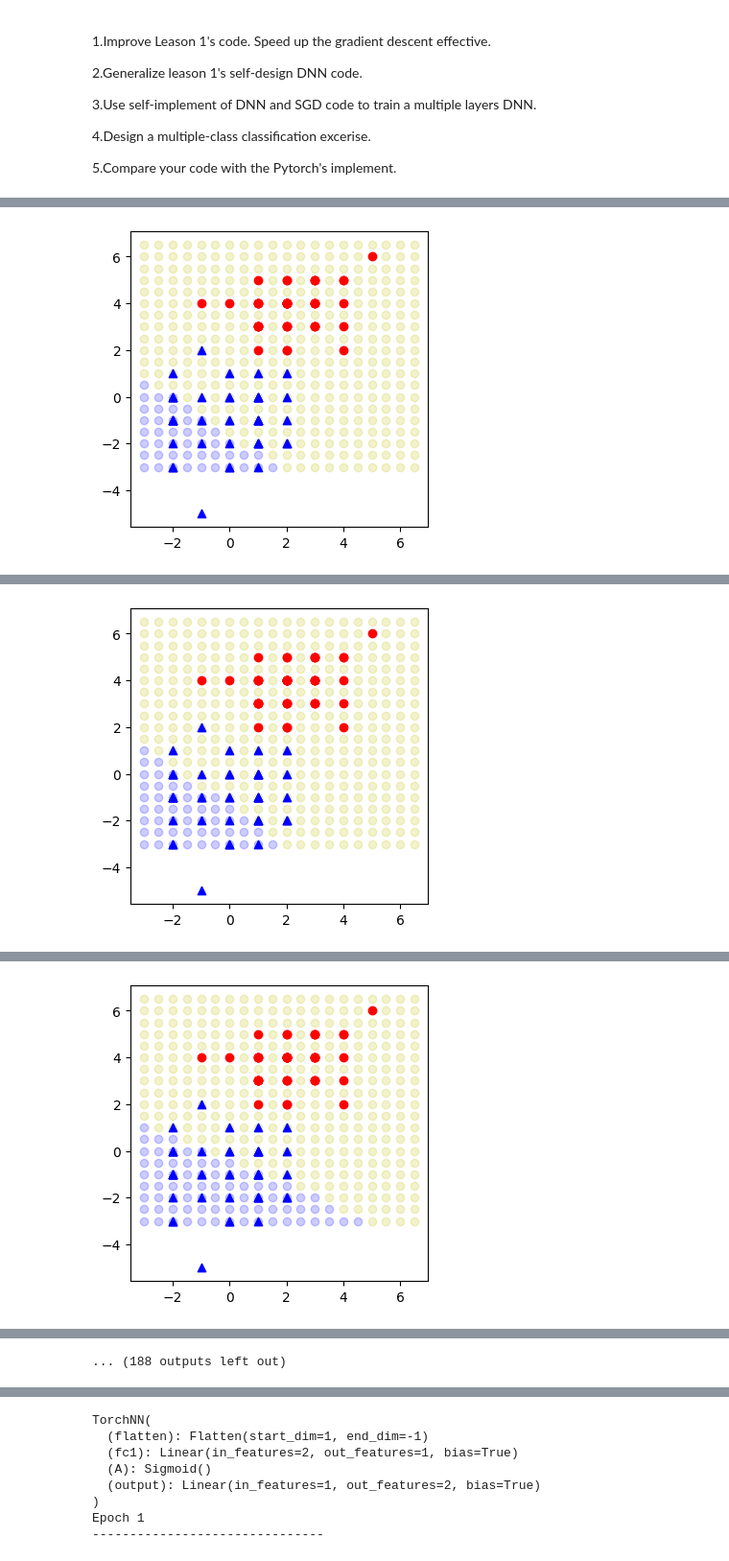
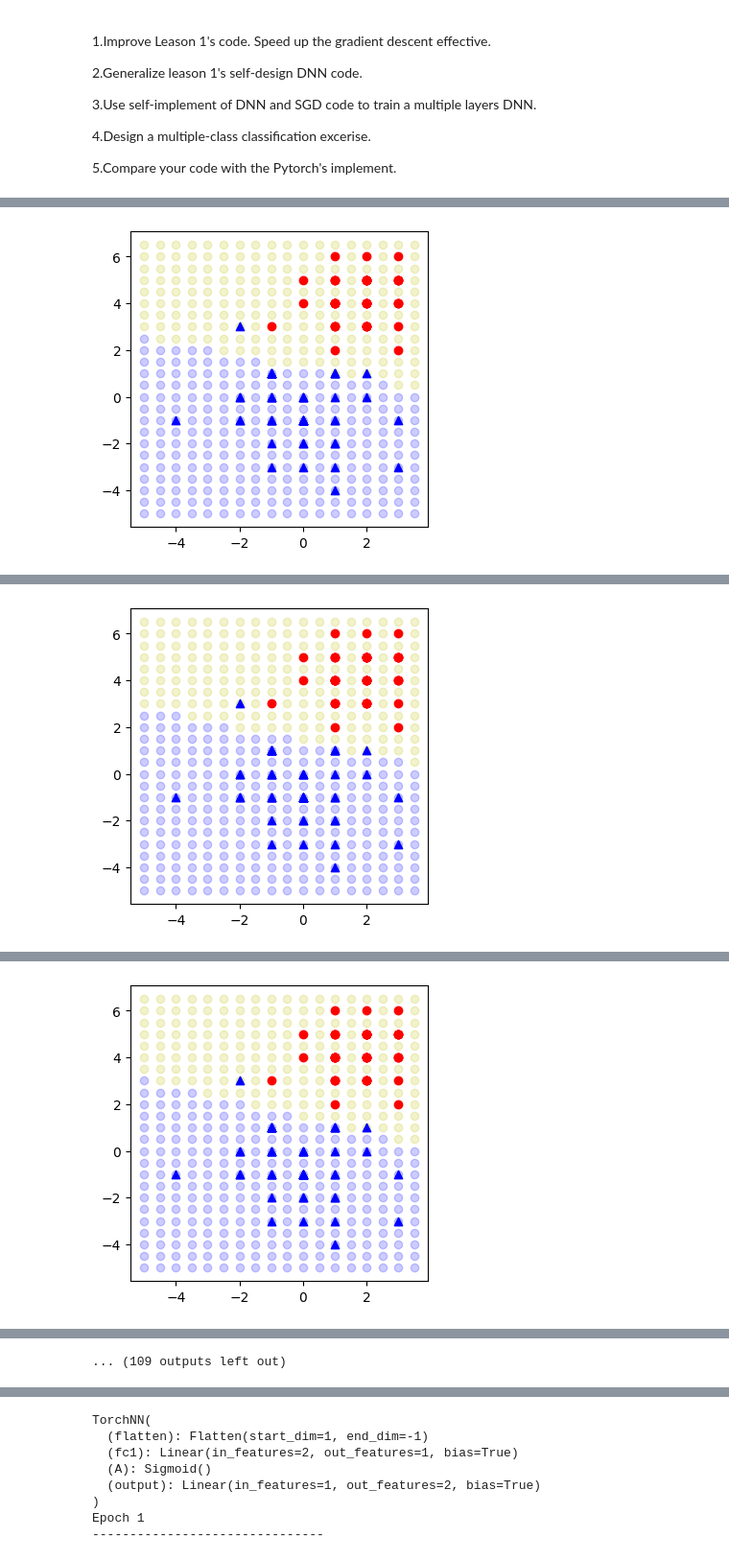
Before and after one commit to Lyshen/PiggyToy, a Jupyter notebook: Lesson02_SGD_practice.ipynb, the cells around one changed output, grey strips where cells are left out. Shown at 96% size. Saved outputs shown, nothing was run; the diff lists cells and outputs as text; code cells hidden in the pictures.

```diff
--- a/Lesson02_SGD_practice.ipynb
+++ b/Lesson02_SGD_practice.ipynb
@@ -86,8 +86,7 @@ class Linear:
         self.in_size = in_size + 1
         self.out_size = out_size
         self.X = None
-        #self.W = np.random.uniform(-1., 1., size=(self.in_size, self.out_size))
-        self.W = np.ones((self.in_size, self.out_size))
+        self.W = np.random.uniform(-1., 1., size=(self.in_size, self.out_size))
         self.dL_by_dW = None
 
     def forward(self, X):
@@ -106,7 +105,6 @@ class Linear:
         dZ_by_dX = self.W.T  #(out, n+1)
         dL_by_dX = dL_by_dZ.dot(dZ_by_dX) #(m, n+1)
         self.dL_by_dW = dZ_by_dW.dot(dL_by_dZ) #(n+1, out)
-
         return dL_by_dX[:, :-1]
 
     def predict(self, X):
@@ -162,14 +160,14 @@ class SimpleDNN:
         self.L2.update_weights(learning_rate)
         self.L1.update_weights(learning_rate)
 
+
 class Cross_Entropy_Loss:
     def __init__(self):
         self.process_function = softmax
 
     def forward(self, Z, Y):
         self.Y_hat = self.process_function(Z)
-        #KL divergence
-        self.loss = -1. * np.sum(Y * np.log(self.Y_hat, where= self.Y_hat != 0))
+        self.loss = -1. * np.sum(Y * np.log(self.Y_hat, where= self.Y_hat != 0)) #KL divergence
         return self.Y_hat, self.loss
 
     def backward(self, Y):
@@ -178,7 +176,10 @@ class Cross_Entropy_Loss:
         return self.dL_by_dZ
 # %%
 def draw_neuron_boundary(neuron, features, labels, markers, colors, grid_step=0.5):
-    xx, yy = np.meshgrid(np.arange(-3, 7, grid_step), np.arange(-3, 7, grid_step))
+    min_x, max_x = np.min(features[:, 0]), np.max(features[:, 0])
+    min_y, max_y = np.min(features[:, 1]), np.max(features[:, 1])
+
+    xx, yy = np.meshgrid(np.arange(min_x - 1, max_x + 1, grid_step), np.arange(min_y - 1, max_y + 1, grid_step))
     grid_points = np.c_[xx.ravel(), yy.ravel()]
 
     predict = neuron.predict(grid_points)
@@ -201,7 +202,7 @@ loss = Cross_Entropy_Loss()
 
 draw_neuron_boundary(demo_neuron, train_features, train_labels, markers, colors)
 
-epochs = 50
+epochs = 30
 m = train_labels.shape[0]
 for t in range(epochs):
     print(f"Epoch {t+1}\n-------------------------------")
@@ -211,9 +212,6 @@ for t in range(epochs):
         Y = train_labels[iter_id, :]
         X = X.reshape((1, X.shape[0]))
         Y = Y.reshape((1, Y.shape[0]))
-
-        #print(' iter X.shape:', X.shape)
-        #print(' iter Y.shape:', Y.shape)
 
         Z = demo_neuron.forward(X)
         predicts, l = loss.forward(Z, Y)
@@ -236,3 +234,3 @@ loss : 0.588311343973782
-[figure, old version]
+[figure, new version]
 Epoch 2
 -------------------------------
@@ -240 +238 @@ loss : 0.5123038125199504
-[figure, old version]
+[figure, new version]
@@ -242,3 +240,3 @@ loss : 0.2917017065348102
-[figure, old version]
+[figure, new version]
 Epoch 3
 -------------------------------
@@ -248 +246 @@ loss : 0.16946737582496665
-... (188 outputs left out)
+... (109 outputs left out)
```
Also changed, not shown: parts of 4 cells of this notebook.
